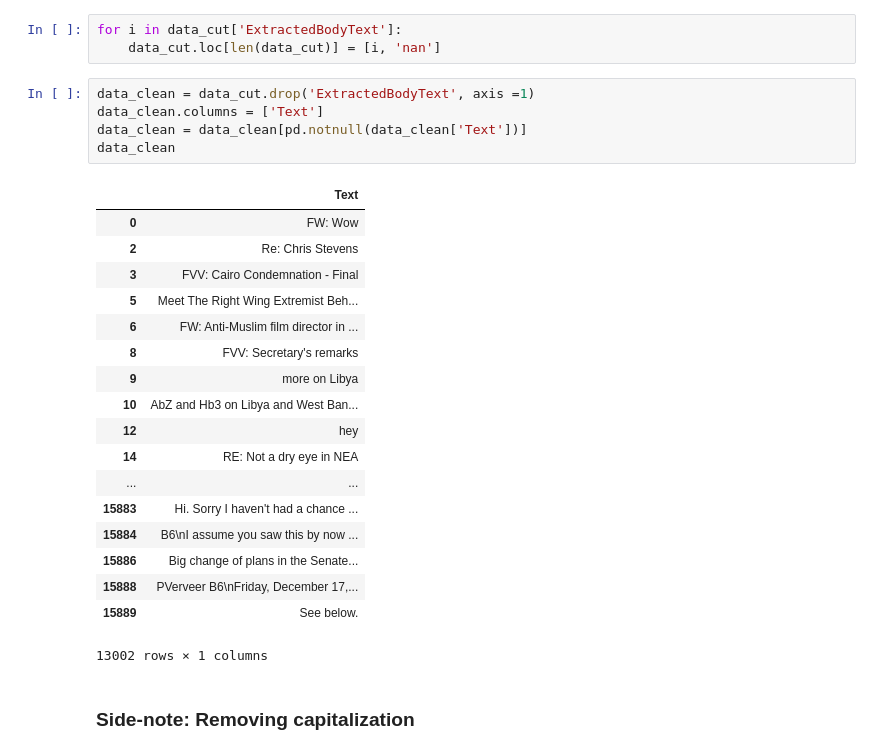
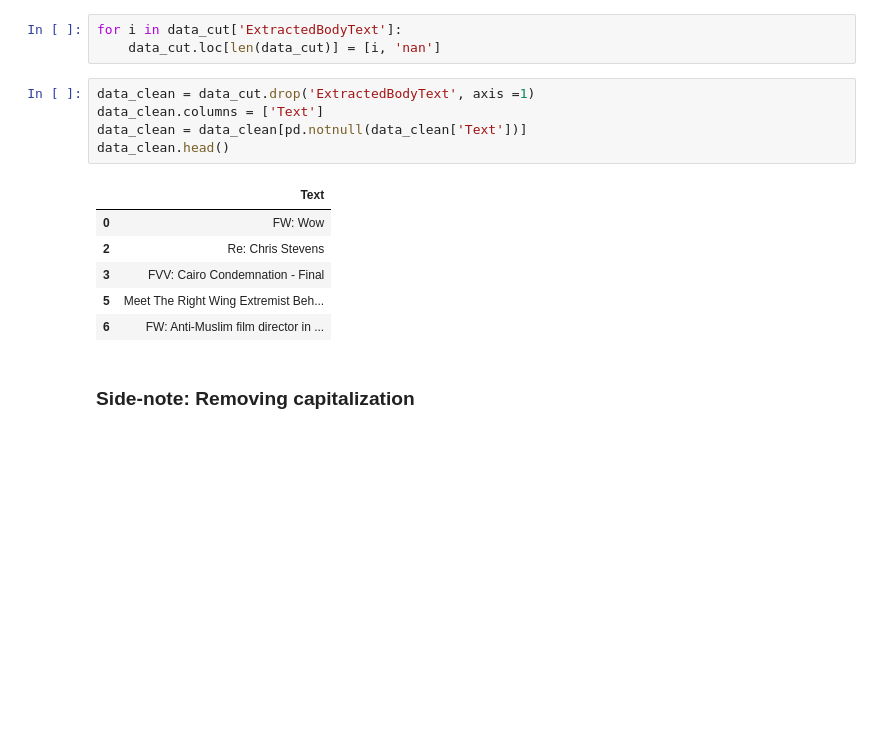
Before and after one commit to Merinorus/adaisawesome, a Jupyter notebook: Homework/05 - Taming Text/HW05_awesometeam_Q1.ipynb, the cells around one changed output. Saved outputs shown, nothing was run; the diff lists cells and outputs as text; blank space fills up the shorter version.

```diff
--- a/Homework/05 - Taming Text/HW05_awesometeam_Q1.ipynb
+++ b/Homework/05 - Taming Text/HW05_awesometeam_Q1.ipynb
@@ -87,27 +87,15 @@ for i in data_cut['ExtractedBodyText']:
 # %%
 data_clean = data_cut.drop('ExtractedBodyText', axis =1)
 data_clean.columns = ['Text']
 data_clean = data_clean[pd.notnull(data_clean['Text'])]
-data_clean
+data_clean.head()
 # %% [output]
 |  | Text |
 | 0 | FW: Wow |
 | 2 | Re: Chris Stevens |
 | 3 | FVV: Cairo Condemnation - Final |
 | 5 | Meet The Right Wing Extremist Beh... |
 | 6 | FW: Anti-Muslim film director in ... |
-| 8 | FVV: Secretary's remarks |
-| 9 | more on Libya |
-| 10 | AbZ and Hb3 on Libya and West Ban... |
-| 12 | hey |
-| 14 | RE: Not a dry eye in NEA |
-| ... | ... |
-| 15883 | Hi. Sorry I haven't had a chance ... |
-| 15884 | B6\nI assume you saw this by now ... |
-| 15886 | Big change of plans in the Senate... |
-| 15888 | PVerveer B6\nFriday, December 17,... |
-| 15889 | See below. |
-13002 rows × 1 columns
 # %% [markdown]
 ### Side-note: Removing capitalization
 # %% [markdown]
```
Also changed, not shown: parts of 22 cells of this notebook, 2 other files.
